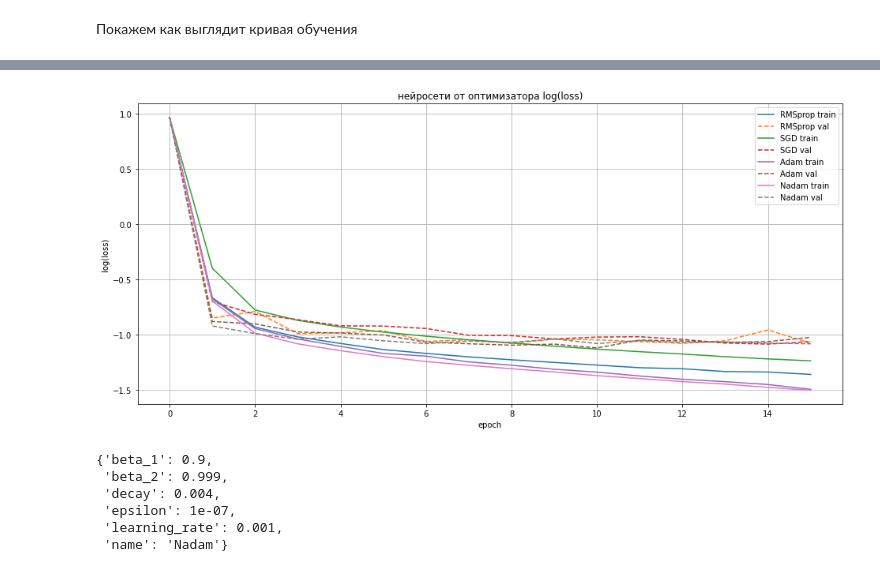
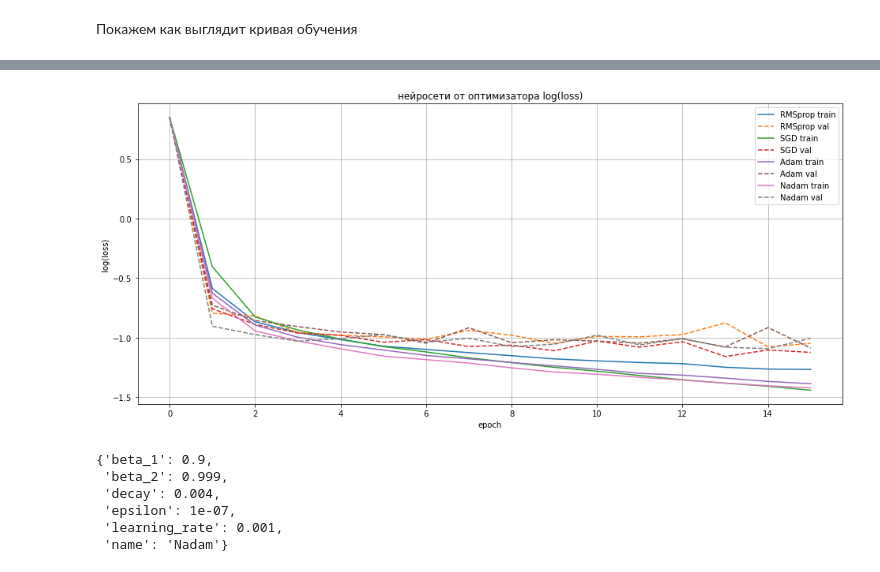
Before and after one commit to OlegRev/Introduction_to_neural_networks, a Jupyter notebook: intro_neural_network_task2.ipynb, the cells around one changed output, grey strips where cells are left out. Cells and saved outputs as stored; diff of their text form; code cells hidden in the pictures.

```diff
--- a/intro_neural_network_task2.ipynb
+++ b/intro_neural_network_task2.ipynb
@@ -510,12 +570,18 @@ hh
 # %%
 # создаем модель model
-model = Sequential([
-                      Dense( 64, activation='relu', input_shape=(784,)),
-                      Dense(64, activation='tanh'),
-                      Dense(10, activation='softmax'),
-                      ])
-# сохраняем ее веса (это начальная точка) model.save_weights('model.h5')
-model.save_weights('model.h5')
+model = Sequential(name=f'model_05')
+model.add(Dense(128, activation='relu', input_shape=(784,)))
+# входной слой + поносвязный слой из 128 нейронов с активацией ReLU
+for k in range(5):
+  model.add(Dense(10+(10-k)*10, activation='tanh'))
+  # Скрытый слой k из 10+(10-k)*10 нейронов с активацией tanh
+model.add(Dense(10, activation='softmax'))
+# выходной слой из 10 нейронов (сколько классов, столько нейронов) + активация softmax
+
+
+
+# сохраняем ее веса (это начальная точка) model.save_weights('model_05.h5')
+model.save_weights('model_05.h5')
 
 plt.figure(figsize=(16,7))
 
@@ -527,41 +593,41 @@ epoch = np.arange(epochs+1)
 # будем изменять оптимизаторы
 for i_optim in [keras.optimizers.RMSprop(),keras.optimizers.SGD( ),keras.optimizers.Adam( ),keras.optimizers.Nadam( )]:
   # создаем рабочую модель modeli куда будем загружать эти вес (она должна быть идентичной структуры)
-  modeli = Sequential([
-                      Dense(64, activation='relu', input_shape=(784,)),
-                      Dense(64, activation='tanh'),
-                      Dense(10, activation='softmax'),
-                      ])
-  # загружаем веса modeli.load_weights('model.h5')
-  modeli.load_weights('model.h5')
+  modeli = Sequential(name=f'model_05')
+  modeli.add(Dense(128, activation='relu', input_shape=(784,)))
+  for k in range(5):
+    modeli.add(Dense(10+(10-k)*10, activation='tanh'))
+  modeli.add(Dense(10, activation='softmax'))
+
+  modeli.load_weights('model_05.h5')
   # компилируем modeli с одним из оптимизаторов
   modeli.compile(
       optimizer=i_optim,
       loss='categorical_crossentropy',
       metrics=['accuracy'],
       )
   # вычисляем ошибку для modeli без обучения
   hh0_tr = modeli.evaluate(  train_images[:48000,:], to_categorical(train_labels[:48000]),verbose = 0)
   hh0_val = modeli.evaluate(  train_images[48000:,:], to_categorical(train_labels[48000:]),verbose = 0)
   # проводим обучение модели
   hh = modeli.fit(
                   train_images,
                   to_categorical(train_labels),
                   epochs=epochs,
                   batch_size=32, validation_split=0.2, verbose = 0
                   )
   # картинки
   plt.plot(epoch,np.log([hh0_tr[0]]+hh.history['loss']),'-',label = modeli.optimizer.get_config()['name']+' train')
   plt.plot(epoch,np.log([hh0_val[0]]+hh.history['val_loss']),'--',label = modeli.optimizer.get_config()['name']+' val')
 plt.legend()
 plt.grid('On')
 
 plt.title('нейросети от оптимизатора log(loss)')
 plt.xlabel('epoch')
 plt.ylabel('log(loss)')
 plt.show()
 # %% [output]
-[figure, old version]
+[figure, new version]
 # %%
  modeli.optimizer.get_config()
 # %% [output]
```
Also changed, not shown: parts of 24 cells of this notebook.
